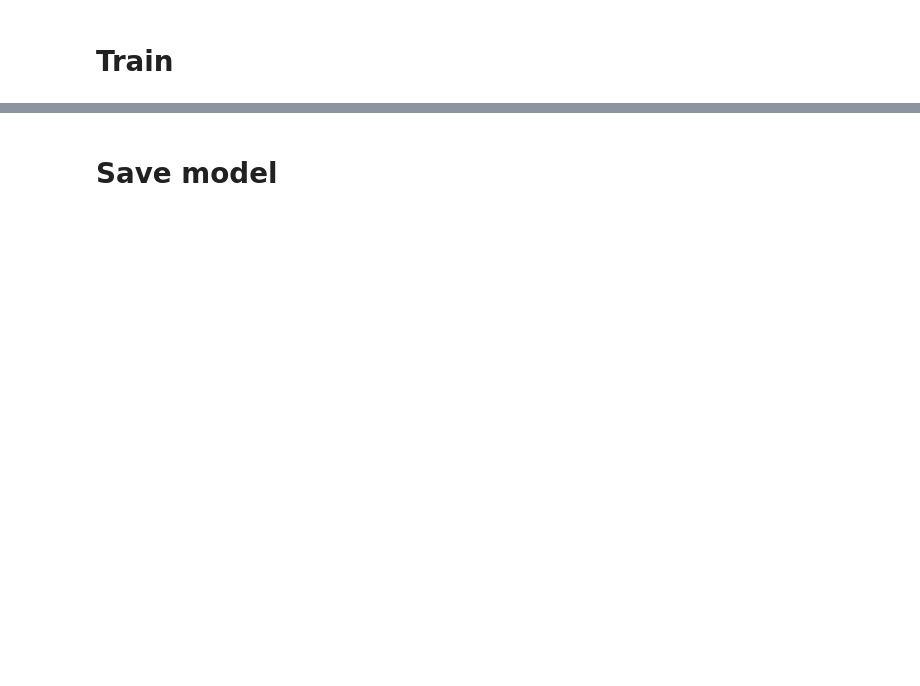
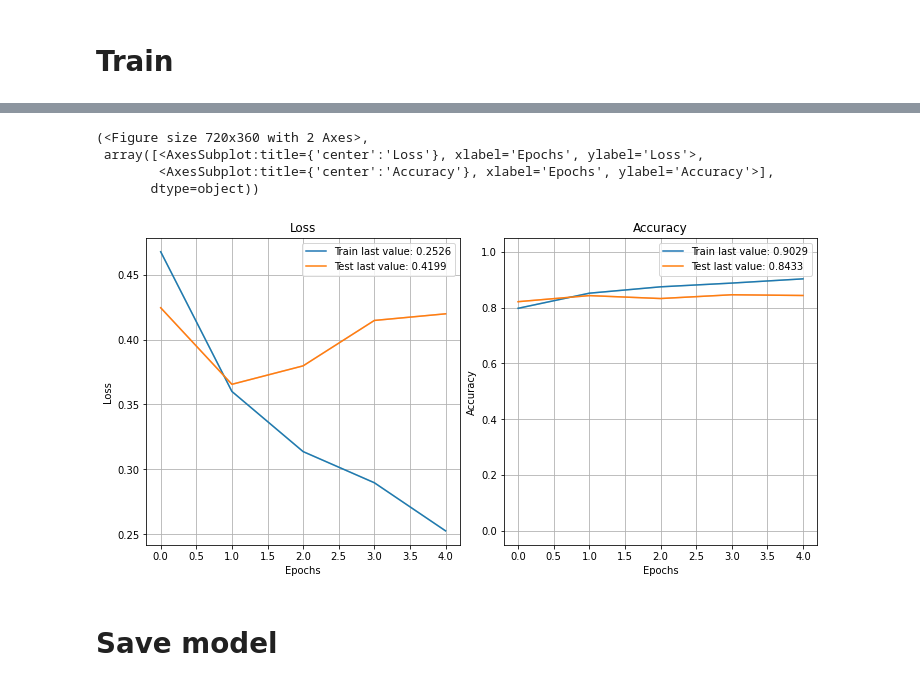
Before and after one commit to rickardstureborg/text-attacks, a Jupyter notebook: src/model.ipynb, the cells around one changed output, grey strips where cells are left out. Drawn from its saved outputs; the diff is of its cells as text; code cells hidden in the pictures; blank space fills up the shorter version.

Commit message:
trained model

```diff
--- a/src/model.ipynb
+++ b/src/model.ipynb
@@ -88,7 +89,7 @@ model = Sequential()
 model.add(Embedding(vocab_size, embedding_dim))
 model.add(Dropout(0.5))
 model.add(Bidirectional(LSTM(embedding_dim)))
-model.add(Dense(120, activation="relu"))
+model.add(Dense(24, activation="relu"))
 model.add(Dropout(0.5))
 model.add(Dense(2, activation="sigmoid"))
 # %%
@@ -116,15 +117,19 @@ Non-trainable params: 0
 _________________________________________________________________
 # %%
 # compile the model
-opt = tf.keras.optimizers.Adam(lr=0.001, decay=1e-6)
+opt = tf.keras.optimizers.Adam(lr=1e-3, decay=1e-5)
 model.compile(
     loss='binary_crossentropy',
     optimizer=opt,
     metrics=['accuracy'],
 )
+es_callback = EarlyStopping(monitor='val_loss', patience=3)
 # %% [markdown]
 # Train
 # %%
 #prep train and validation sets
 X_train = preprocess(X_train, tokenizer)
-X_valid = preprocess(X_val, tokenizer)
+X_val = preprocess(X_val, tokenizer)
+# make y lists into onehot arrays
+y_train = tf.one_hot(y_train, 2)
+y_val = tf.one_hot(y_val, 2)
@@ -150,4 +136,4 @@ Name: overall, Length: 6000, dtype: object
 # %%
-num_epochs = 10
-history = model.fit(X_train, y_train, epochs=num_epochs, validation_data=(X_valid, y_val), verbose=2)
+num_epochs = 50
+history = model.fit(X_train, y_train, epochs=num_epochs, validation_data=(X_val, y_val), callbacks=[es_callback], verbose=2)
 # %% [output]
@@ -155,3 +152,11 @@ ValueError: Failed to convert a NumPy array to a Tensor (Unsupported object type
+# %%
+plot_history(history)
+# %% [output]
+(<Figure size 720x360 with 2 Axes>,
+ array([<AxesSubplot:title={'center':'Loss'}, xlabel='Epochs', ylabel='Loss'>,
+        <AxesSubplot:title={'center':'Accuracy'}, xlabel='Epochs', ylabel='Accuracy'>],
+       dtype=object))
+[figure, added]
 # %% [markdown]
 # Save model
 # %%
```
Also changed, not shown: parts of 16 cells of this notebook, 3 other files.
